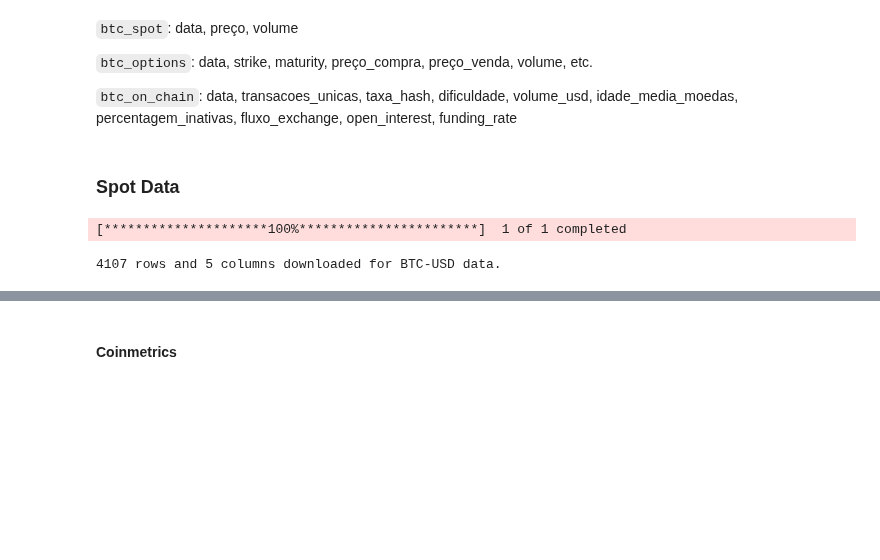
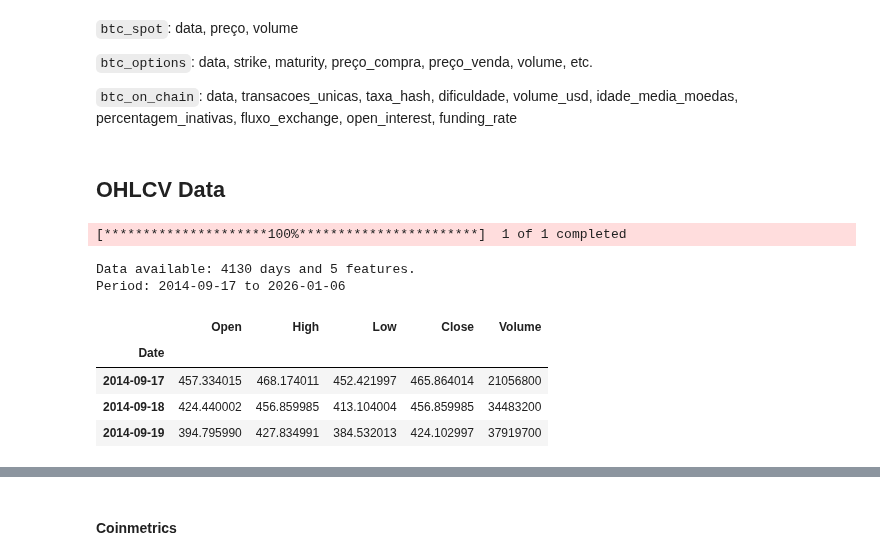
Before and after one commit to pterletskiy/BTC_KAN_AFML, a Jupyter notebook: MFW_data_retrieval.ipynb, the cells around one changed output, grey strips where cells are left out. Saved outputs shown, nothing was run; the diff lists cells and outputs as text; code cells hidden in the pictures; blank space fills up the shorter version.

```diff
--- a/MFW_data_retrieval.ipynb
+++ b/MFW_data_retrieval.ipynb
@@ -49,12 +48,21 @@ print("✅ Libraries imported successfully!")
 
 `btc_on_chain`: data, transacoes_unicas, taxa_hash, dificuldade, volume_usd, idade_media_moedas, percentagem_inativas, fluxo_exchange, open_interest, funding_rate
 # %% [markdown]
-### Spot Data
+## OHLCV Data
 # %%
-# 1. Download the data
+# Download BTC ohlcv data from Yahoo Finance
 ticker = 'BTC-USD'
-btc_data_raw = yf.download(ticker, start="2011-12-31", end="2025-12-15")
-print(f'{btc_data_raw.shape[0]} rows and {btc_data_raw.shape[1]} columns downloaded for {ticker} data.')
+btc_data_raw = yf.download(ticker, start="2014-09-17", end="2026-01-17", interval="1d")
+btc_data_raw.columns = ['Open', 'High', 'Low', 'Close', 'Volume']
+print(f"\nData available: {btc_data_raw.shape[0]} days and {btc_data_raw.shape[1]} features.")
+print(f"Period: {btc_data_raw.index[0].date()} to {btc_data_raw.index[-1].date()}")
+btc_data_raw.head(3)
 # %% [output]
 [*********************100%***********************]  1 of 1 completed
-4107 rows and 5 columns downloaded for BTC-USD data.
+Data available: 4130 days and 5 features.
+Period: 2014-09-17 to 2026-01-06
+|  | Open | High | Low | Close | Volume |
+| Date |  |  |  |  |  |
+| 2014-09-17 | 457.334015 | 468.174011 | 452.421997 | 465.864014 | 21056800 |
+| 2014-09-18 | 424.440002 | 456.859985 | 413.104004 | 456.859985 | 34483200 |
+| 2014-09-19 | 394.795990 | 427.834991 | 384.532013 | 424.102997 | 37919700 |
```
Also changed, not shown: parts of 16 cells of this notebook.
